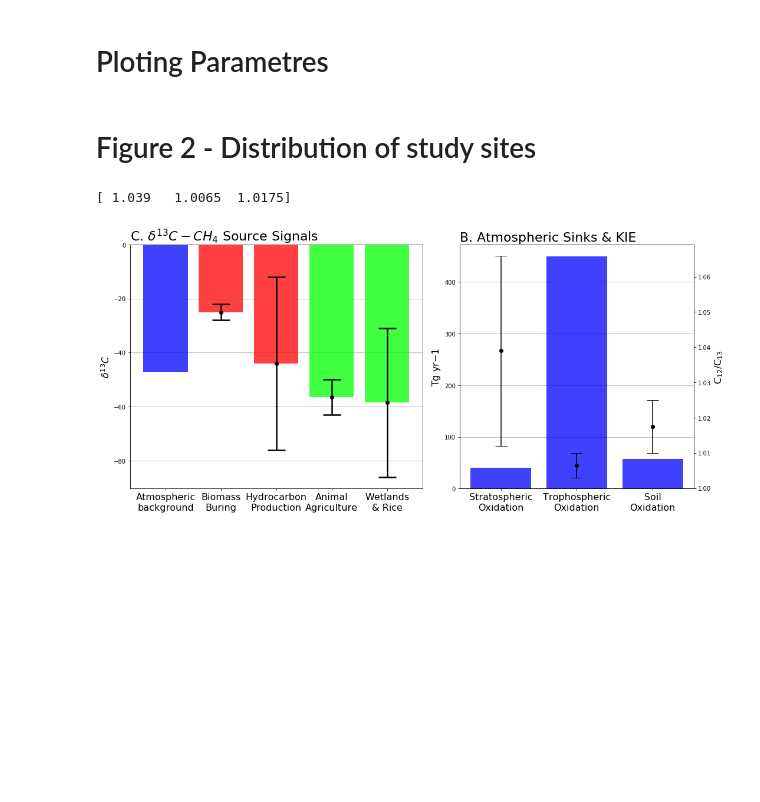
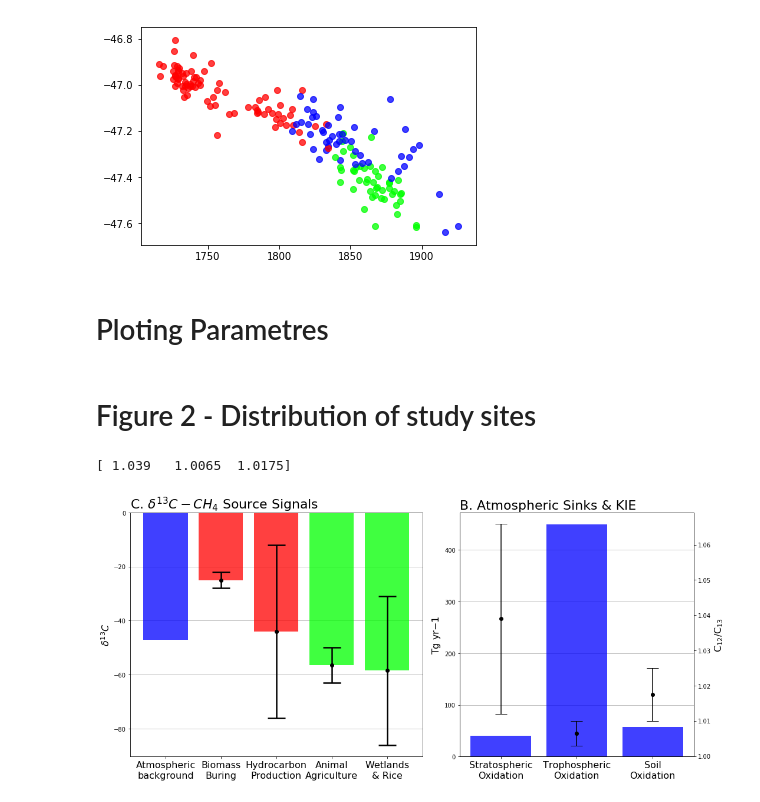
Before and after one commit to June-Skeeter/GlobalCH4Analysis, a Jupyter notebook: GlobalCH4.ipynb, the cells around one changed output. Saved outputs shown, nothing was run; the diff lists cells and outputs as text; code cells hidden in the pictures; blank space fills up the shorter version.

```diff
--- a/GlobalCH4.ipynb
+++ b/GlobalCH4.ipynb
@@ -129,6 +164,18 @@ CH4_13.Read_Data('C:/Users/wesle/CompsProj/13ch4/monthly/')
 CH4 = Parser()
 CH4.Read_Meta('C:/Users/wesle/CompsProj/ch4/monthly/')
 CH4.Read_Data('C:/Users/wesle/CompsProj/ch4/monthly/',min_years=5)
+# %%
+plt.figure()
+for Station in CH4_13.Meta.index:
+    if CH4_13.Meta['Lat'][Station] < 23.5:
+        plt.scatter(CH4.Yearly[Station],CH4_13.Yearly[Station],color = Red)#CH4_13.Meta['Lat'][Station])
+    elif CH4_13.Meta['Lat'][Station] > 50:
+        plt.scatter(CH4.Yearly[Station],CH4_13.Yearly[Station],color = Green)
+    else:# CH4_13.Meta['Lat'][Station] < 23.5:
+        plt.scatter(CH4.Yearly[Station],CH4_13.Yearly[Station],color = Blue)
+# plt.legend()
+# %% [output]
+[figure, added]
 # %%
 def Lat_Split(Meta):
     Arctic = (Meta.index[Meta['Lat']>66.5]).values
```
Also changed, not shown: parts of 16 cells of this notebook.
